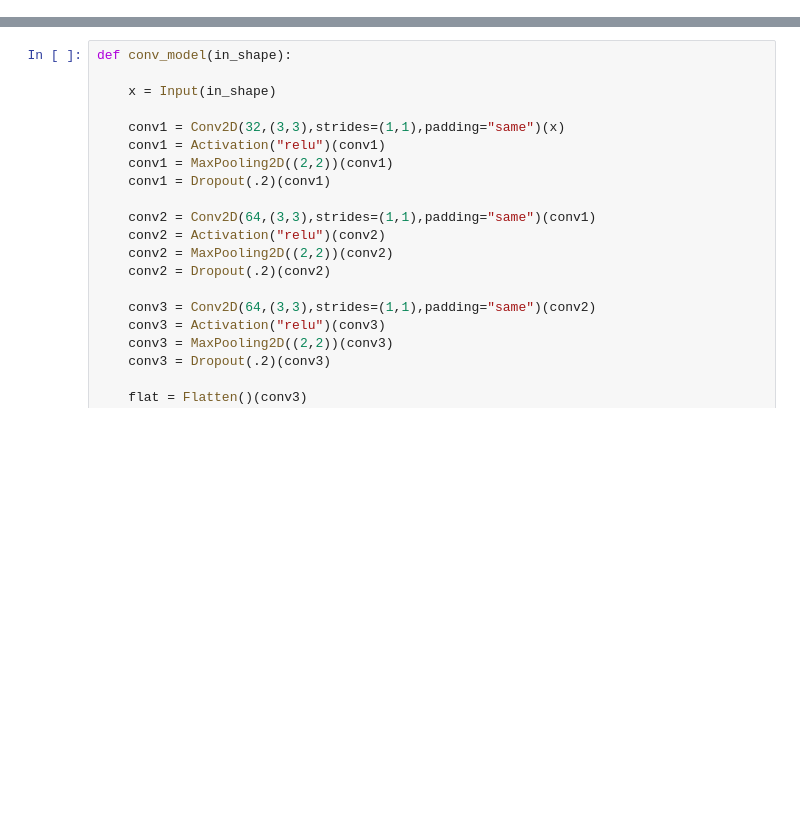
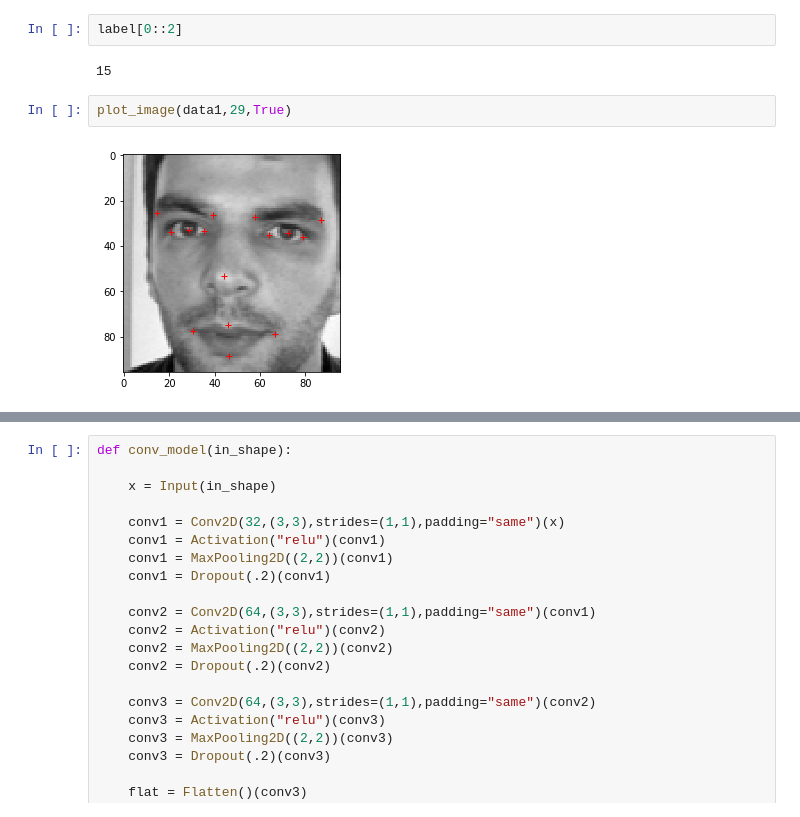
Before and after one commit to aurelius23/facial_keypoint_detection, a Jupyter notebook: facial.ipynb, the cells around one changed output, grey strips where cells are left out. Drawn from its saved outputs; the diff is of its cells as text; blank space fills up the shorter version.

```diff
--- a/facial.ipynb
+++ b/facial.ipynb
@@ -577,0 +113,8 @@ train_x2, train_y2, test_x2, test_y2 = preprocess_2d(data,.7)
+# %%
+label[0::2]
+# %% [output]
+15
+# %%
+plot_image(data1,29,True)
+# %% [output]
+[figure, added]
```
Also changed, not shown: parts of 81 cells of this notebook.
